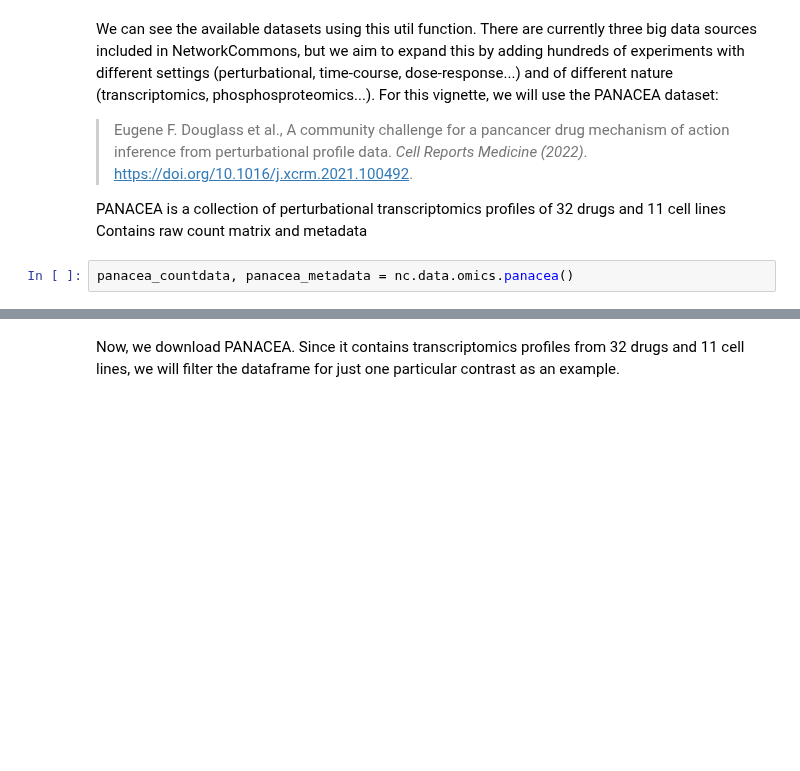
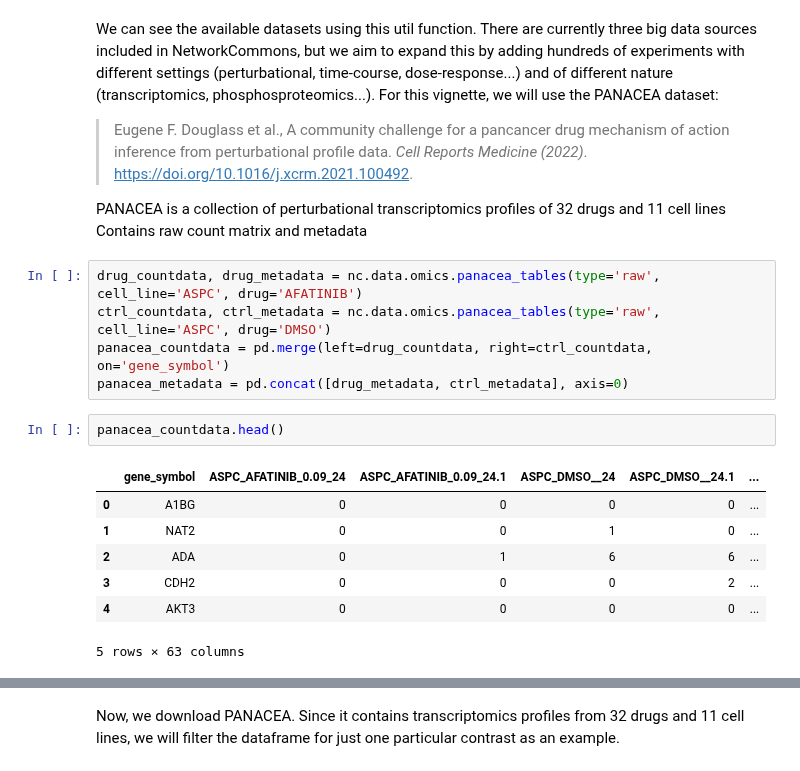
Before and after one commit to saezlab/networkcommons, a Jupyter notebook: docs/src/vignettes/1_simple_example.ipynb, the cells around one changed output, grey strips where cells are left out. Cells and saved outputs as stored; diff of their text form; blank space fills up the shorter version.

Commit message:
updated vignette with new panacea loaders

```diff
--- a/docs/src/vignettes/1_simple_example.ipynb
+++ b/docs/src/vignettes/1_simple_example.ipynb
@@ -29,5 +29,18 @@ We can see the available datasets using this util function. There are currently
 
 PANACEA is a collection of perturbational transcriptomics profiles of 32 drugs and 11 cell lines
 Contains raw count matrix and metadata
-# %%
-panacea_countdata, panacea_metadata = nc.data.omics.panacea()
+# %%
+drug_countdata, drug_metadata = nc.data.omics.panacea_tables(type='raw', cell_line='ASPC', drug='AFATINIB')
+ctrl_countdata, ctrl_metadata = nc.data.omics.panacea_tables(type='raw', cell_line='ASPC', drug='DMSO')
+panacea_countdata = pd.merge(left=drug_countdata, right=ctrl_countdata, on='gene_symbol')
+panacea_metadata = pd.concat([drug_metadata, ctrl_metadata], axis=0)
+# %%
+panacea_countdata.head()
+# %% [output]
+|  | gene_symbol | ASPC_AFATINIB_0.09_24 | ASPC_AFATINIB_0.09_24.1 | ASPC_DMSO__24 | ASPC_DMSO__24.1 | ... |
+| 0 | A1BG | 0 | 0 | 0 | 0 | ... |
+| 1 | NAT2 | 0 | 0 | 1 | 0 | ... |
+| 2 | ADA | 0 | 1 | 6 | 6 | ... |
+| 3 | CDH2 | 0 | 0 | 0 | 2 | ... |
+| 4 | AKT3 | 0 | 0 | 0 | 0 | ... |
+5 rows × 63 columns
```
Also changed, not shown: parts of 5 cells of this notebook.
